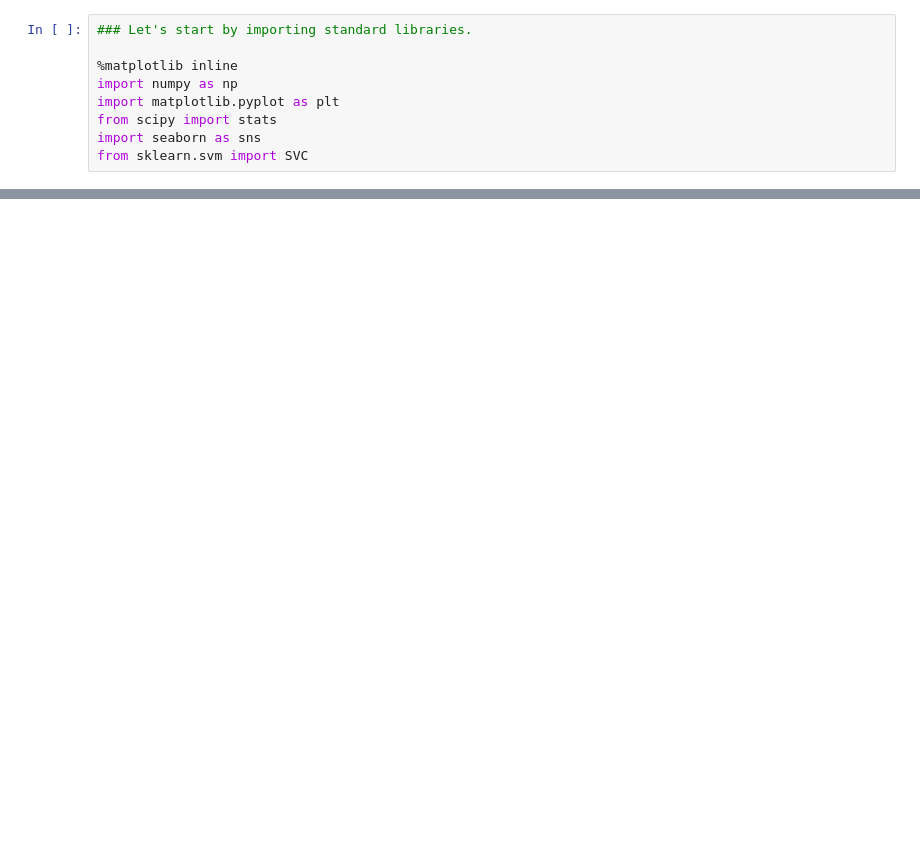
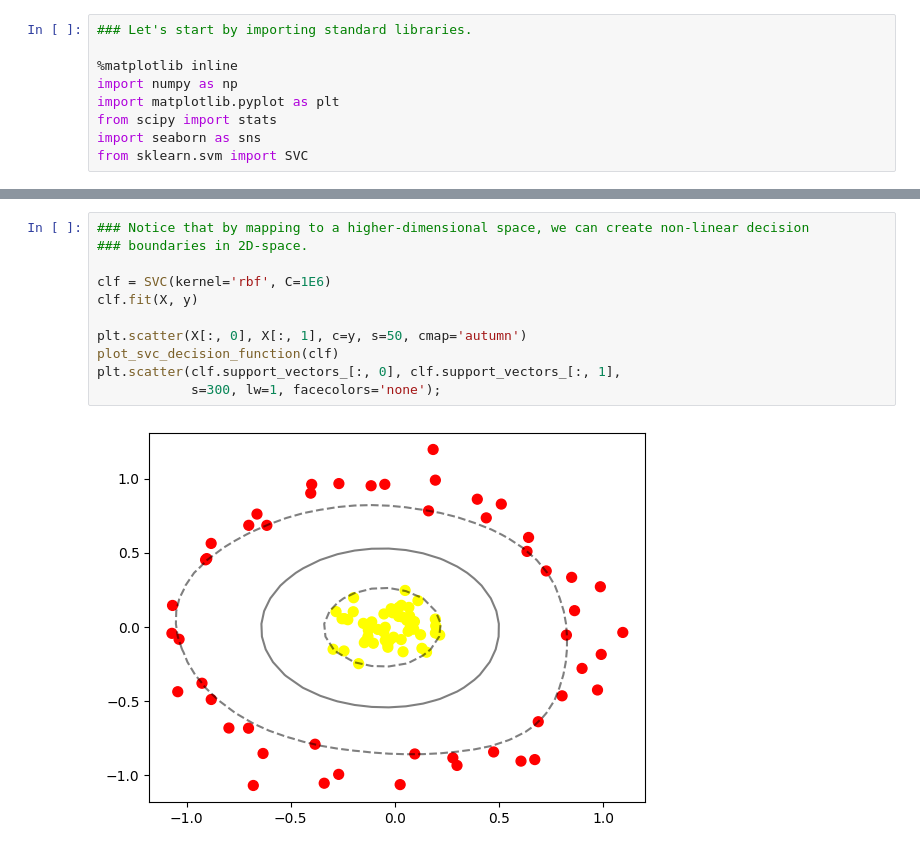
Before and after one commit to bilalsarimeseli/Data_Science_For_Science, a Jupyter notebook: Data_Science_for_Science(SVM).ipynb, the cells around one changed output, grey strips where cells are left out. Saved outputs shown, nothing was run; the diff lists cells and outputs as text; blank space fills up the shorter version.

```diff
--- a/Data_Science_for_Science(SVM).ipynb
+++ b/Data_Science_for_Science(SVM).ipynb
@@ -31,0 +96,13 @@ from sklearn.svm import SVC
+# %%
+### Notice that by mapping to a higher-dimensional space, we can create non-linear decision
+### boundaries in 2D-space.
+
+clf = SVC(kernel='rbf', C=1E6)
+clf.fit(X, y)
+
+plt.scatter(X[:, 0], X[:, 1], c=y, s=50, cmap='autumn')
+plot_svc_decision_function(clf)
+plt.scatter(clf.support_vectors_[:, 0], clf.support_vectors_[:, 1],
+            s=300, lw=1, facecolors='none');
+# %% [output]
+[figure, added]
```
Also changed, not shown: parts of 4 cells of this notebook.
